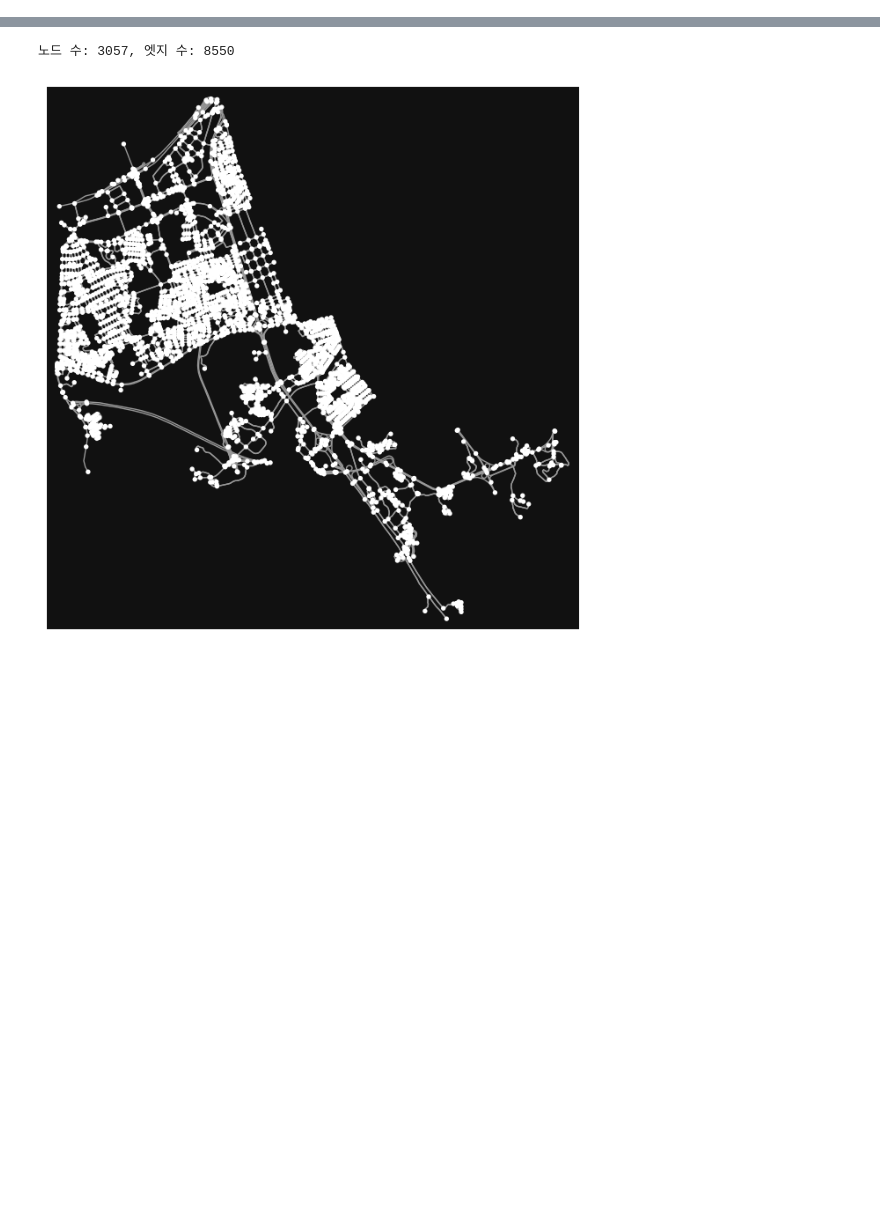
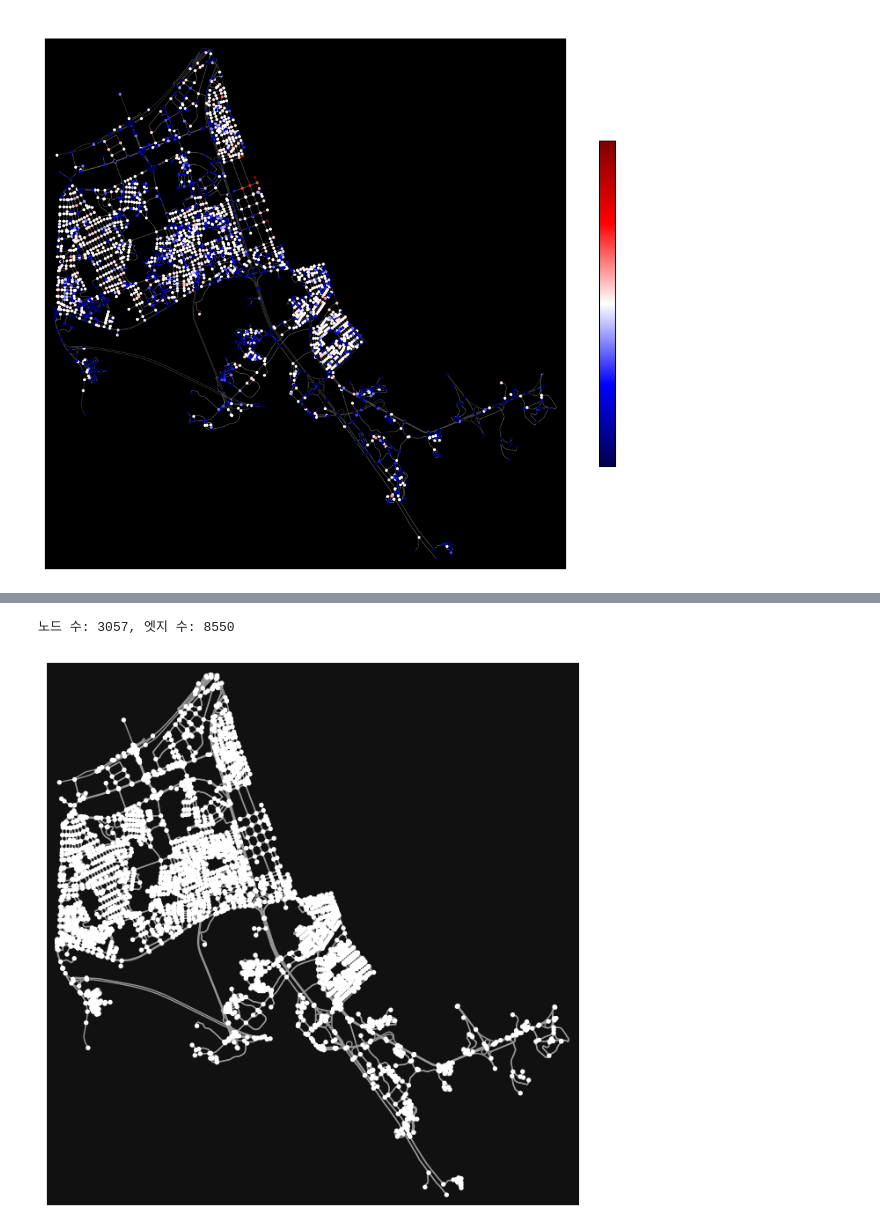
Before and after one commit to odsyjr2/Illegal-Parking-Detection, a Jupyter notebook: AI/Navigation/build_graph.ipynb, the cells around one changed output, grey strips where cells are left out. Cells and saved outputs as stored; diff of their text form; code cells hidden in the pictures; blank space fills up the shorter version.

```diff
--- a/AI/Navigation/build_graph.ipynb
+++ b/AI/Navigation/build_graph.ipynb
@@ -10,0 +96,11 @@ from tqdm import tqdm
+# %%
+# 기본 그래프 정보 불러오기
+
+# 1. 서초구의 도로망 그래프 불러오기
+G = ox.graph_from_place("Seocho-gu, Seoul, South Korea", network_type='drive')
+
+# 2. 기본 정보 출력
+print(f"노드 수: {len(G.nodes)}, 엣지 수: {len(G.edges)}")
+
+# 3. 시각화 (선택)
+ox.plot_graph(G, figsize=(8,8))
@@ -10,0 +111,21 @@ from tqdm import tqdm
+# %%
+def count_viloations_per_node(df, G):
+    '''
+    일반 단속 데이터를 이용해 각 그래프 노드 별 단속 건수 집계 함수
+    '''
+
+    # 그래프 노드 위치 정보
+    nodes = ox.graph_to_gdfs(G, edges=False)
+    node_coords = np.array(list(zip(nodes['y'], nodes['x'])))
+    tree = cKDTree(node_coords)
+
+    # 단속 위치 -> 최근접 노드 매핑
+    df = df.dropna(subset=['위도', '경도'])
+    coords = df[['위도', '경도']].values
+    _, idx = tree.query(coords, k=1)
+    nearest_node_ids = nodes.iloc[idx].index
+
+    # 노드별 건수 집계
+    violation_counts = pd.Series(nearest_node_ids).value_counts().to_dict()
+
+    return violation_counts
@@ -10,0 +182,6 @@ from tqdm import tqdm
+# %%
+violation_counts = count_viloations_per_node(norm_train, G)
+
+visualize_viloation_counts(G, violation_counts)
+# %% [output]
+[figure, added]
```
Also changed, not shown: parts of 12 cells of this notebook, 36 other files.
